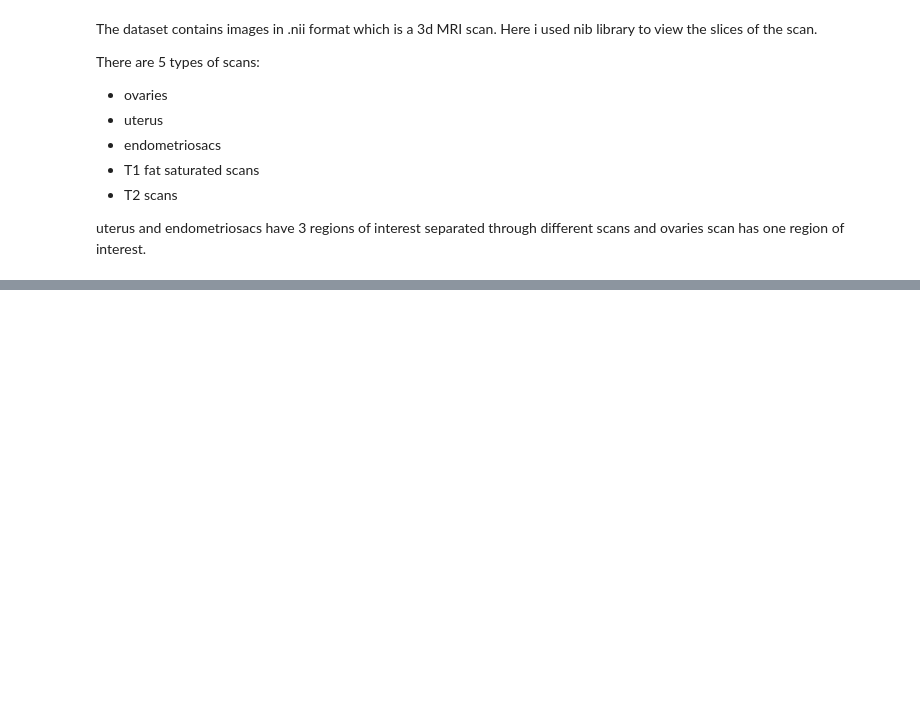
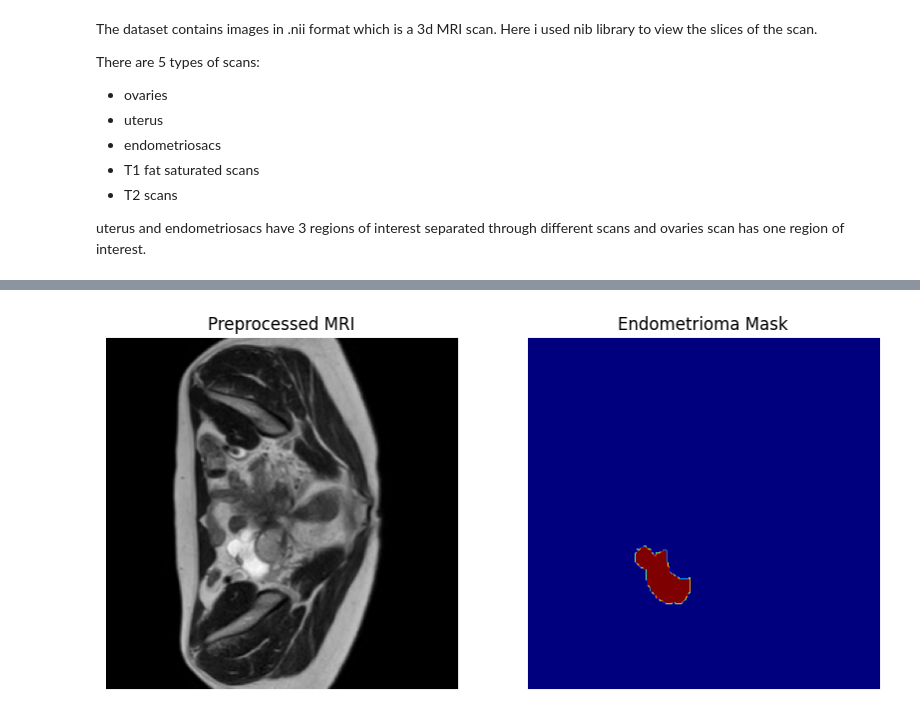
Before and after one commit to GGGoradia/Endometriosis-detection, a Jupyter notebook: modeltraining.ipynb, the cells around one changed output, grey strips where cells are left out. Saved outputs shown, nothing was run; the diff lists cells and outputs as text; code cells hidden in the pictures; blank space fills up the shorter version.

```diff
--- a/modeltraining.ipynb
+++ b/modeltraining.ipynb
@@ -211,0 +180,43 @@ uterus and endometriosacs have 3 regions of interest separated through different
+# %%
+def preprocess_for_gradcam(patient_path, target_size=(256, 256)):
+    """Preprocess MRI and annotations for GRAD-CAM analysis"""
+    mri_file = [f for f in os.listdir(patient_path) if 'T2' in f and 'FS' not in f][0]
+    img = nib.load(os.path.join(patient_path, mri_file)).get_fdata()
+
+    label_files = [f for f in os.listdir(patient_path) if any(lbl in f for lbl in ['em','ut','ov','cy','cds'])]
+    if not label_files:
+        print("No annotation found for this patient")
+        return None, None
+
+    label = nib.load(os.path.join(patient_path, label_files[0])).get_fdata()
+    slice_idx = np.argmax(np.sum(label, axis=(0, 1)))
+    img_slice = img[:, :, slice_idx]
+    label_slice = label[:, :, slice_idx]
+
+    img_normalized = cv2.normalize(img_slice, None, 0, 255, cv2.NORM_MINMAX).astype(np.uint8)
+    img_resized = cv2.resize(img_normalized, target_size)
+
+    label_resized = cv2.resize(label_slice.astype(np.float32), target_size)
+    label_binary = (label_resized > 0.5).astype(np.uint8)
+
+    img_rgb = cv2.cvtColor(img_resized, cv2.COLOR_GRAY2RGB)
+    img_rgb = img_rgb / 255.0  # Scale to [0,1]
+
+    return img_rgb, label_binary
+
+input_img, target_mask = preprocess_for_gradcam(sample_patient)
+
+if input_img is not None:
+    plt.figure(figsize=(10, 5))
+    plt.subplot(1, 2, 1)
+    plt.imshow(input_img)
+    plt.title('Preprocessed MRI')
+    plt.axis('off')
+
+    plt.subplot(1, 2, 2)
+    plt.imshow(target_mask, cmap='jet')
+    plt.title('Endometrioma Mask')
+    plt.axis('off')
+    plt.show()
+# %% [output]
+[figure, added]
```
Also changed, not shown: parts of 17 cells of this notebook.
